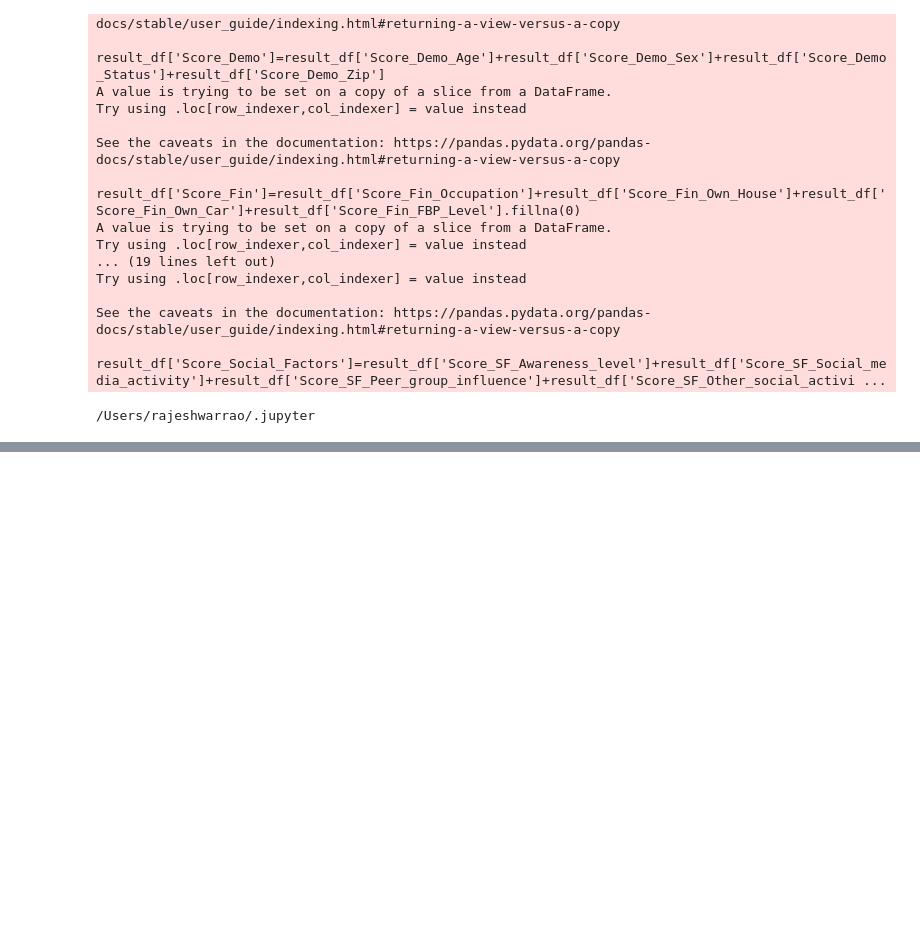
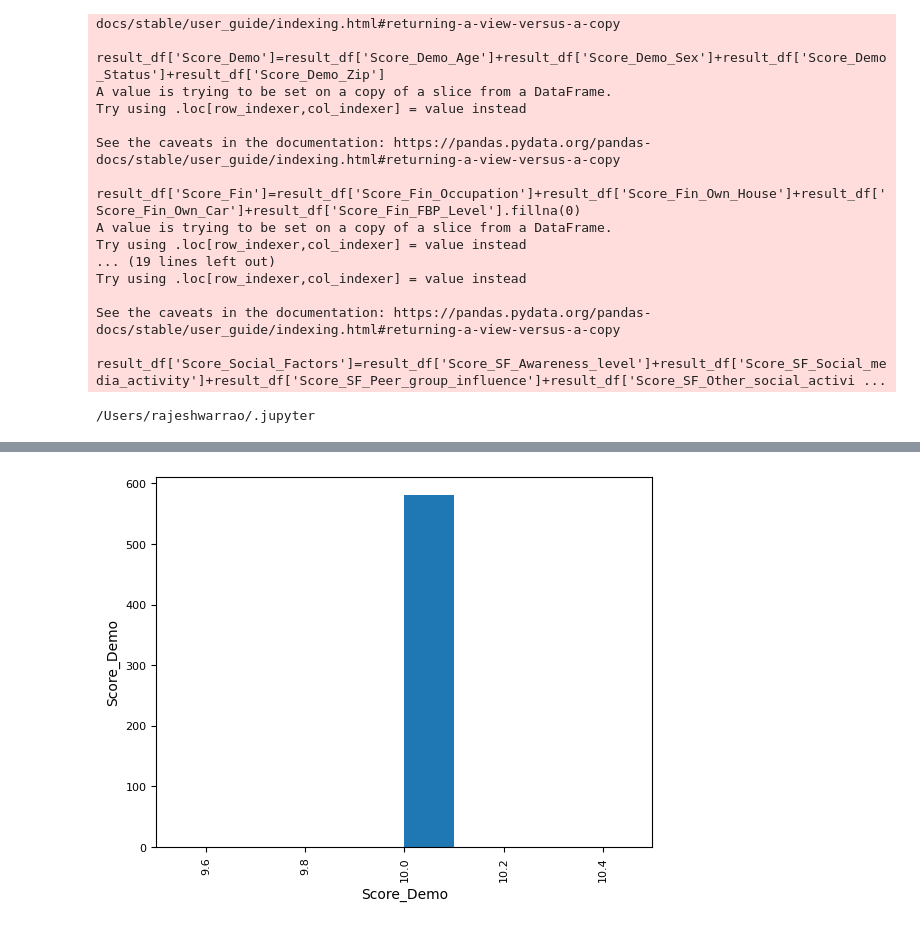
Before and after one commit to rajeshwar11/ML, a Jupyter notebook: scoring/Scoring.ipynb, the cells around one changed output, grey strips where cells are left out. Saved outputs shown, nothing was run; the diff lists cells and outputs as text; code cells hidden in the pictures; blank space fills up the shorter version.

```diff
--- a/scoring/Scoring.ipynb
+++ b/scoring/Scoring.ipynb
@@ -1728 +1726,15 @@ runtime:
 /Users/rajeshwarrao/opt/anaconda3/bin
+# %%
+from matplotlib import pyplot
+from pandas import read_csv
+from pandas.plotting import scatter_matrix
+path = r"/Users/rajeshwarrao/Downloads/Result_Scores_Dataset.csv"
+
+
+names = ['Score_Demo']
+
+data = read_csv(path,sep=",", header=1,names=names)
+scatter_matrix(data)
+pyplot.show()
+# %% [output]
+[figure, added]
```
Also changed, not shown: parts of 14 cells of this notebook, 1 other file.
